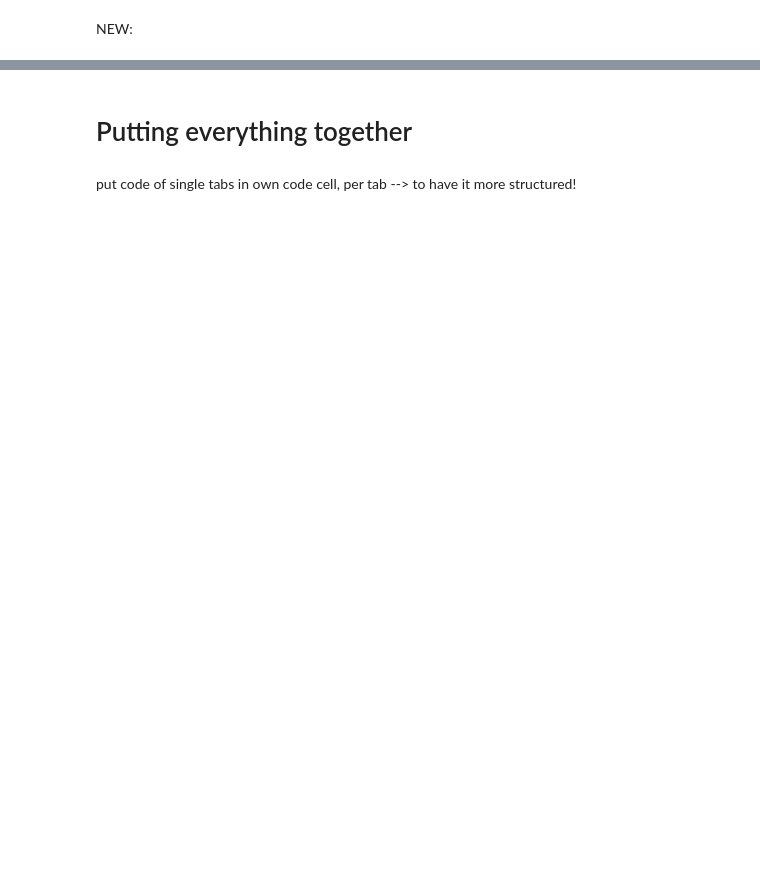
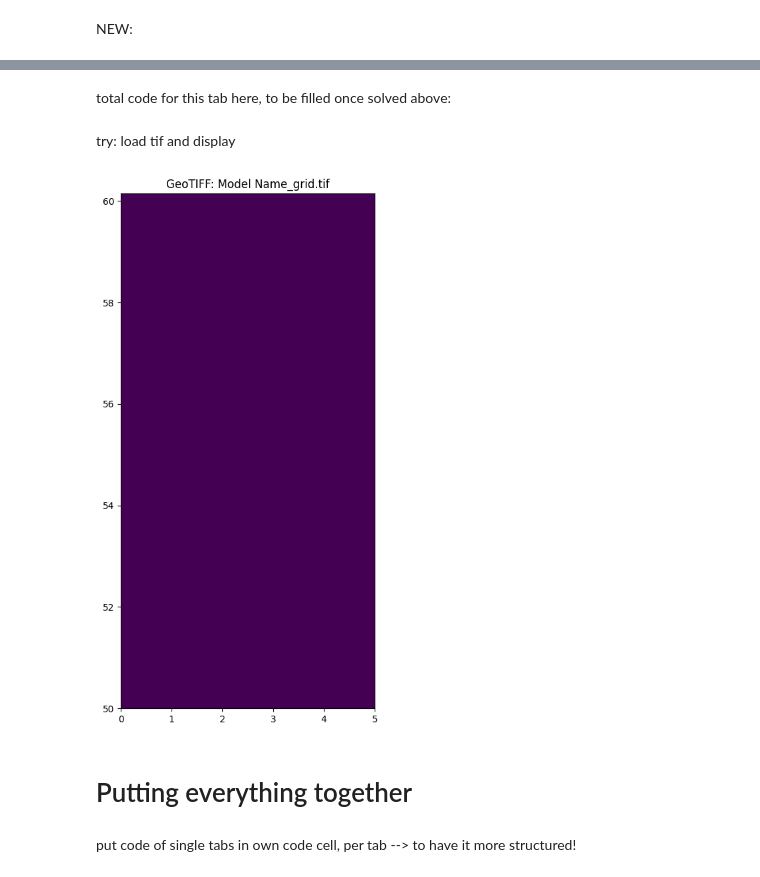
Before and after one commit to interTwin-eu/flood-modeling, a Jupyter notebook: Notebooks/solara/IRISCC/IRISCC_solara_widget.ipynb, the cells around one changed output, grey strips where cells are left out. Cells and saved outputs as stored; diff of their text form; code cells hidden in the pictures; blank space fills up the shorter version.

Commit message:
update, starting grid implementation

```diff
--- a/Notebooks/solara/IRISCC/IRISCC_solara_widget.ipynb
+++ b/Notebooks/solara/IRISCC/IRISCC_solara_widget.ipynb
@@ -100,13 +104,21 @@ Tab_User_Input()
 # %%
-#continue here
+# grid code from notebook
 
 # generate spherical regular grid
-mk_object = dfmt.make_basegrid(lon_min.value, lon_max.value, lat_min.value, lat_max.value, dx=dxy, dy=dxy, crs=crs)
+mk_object = dfmt.make_basegrid(lon_min.value, lon_max.value, lat_min.value, lat_max.value, dx=float(dxy.value), dy=float(dxy.value), crs=crs)
 
 
 # generate plifile from grid extent and coastlines
 bnd_gdf = dfmt.generate_bndpli_cutland(mk=mk_object, res='h', buffer=0.01)
 bnd_gdf_interp = dfmt.interpolate_bndpli(bnd_gdf, res=0.03)
 pli_polyfile = dfmt.geodataframe_to_PolyFile(bnd_gdf_interp, name=f'{model_name.value}_bnd')
-poly_file = os.path.join(dir_output, f'{model_name}.pli')
+poly_file = os.path.join(dir_output.value, f'{model_name.value}.pli')
 pli_polyfile.save(poly_file)
+
+
+# plot basegrid and polyline
+fig, ax = plt.subplots()
+mk_object.mesh2d_get().plot_edges(ax,zorder=1)
+bnd_gdf_interp.plot(ax=ax, edgecolor='r')
+# ctx.add_basemap(ax=ax, crs=crs, attribution=False)
+dfmt.plot_coastlines(ax=ax, crs=crs)
@@ -112,0 +214,2 @@ pli_polyfile.save(poly_file)
+# %% [markdown]
+total code for this tab here, to be filled once solved above:
@@ -113,3 +251,21 @@ pli_polyfile.save(poly_file)
+# %% [markdown]
+try: load tif and display
+# %%
+import rasterio
+from rasterio.plot import show
+import matplotlib.pyplot as plt
+
+
+tif_file = f"{model_name.value}_grid.tif"
+
+# Open the GeoTIFF file
+with rasterio.open(tif_file) as src:
+    fig, ax = plt.subplots(figsize=(10, 10))
+    show(src, ax=ax)
+    plt.title(f"GeoTIFF: {tif_file}")
+    plt.show()
+# %% [output]
+[figure, added]
 # %% [markdown]
 # Putting everything together
 # %% [markdown]
```
Also changed, not shown: parts of 12 cells of this notebook.
